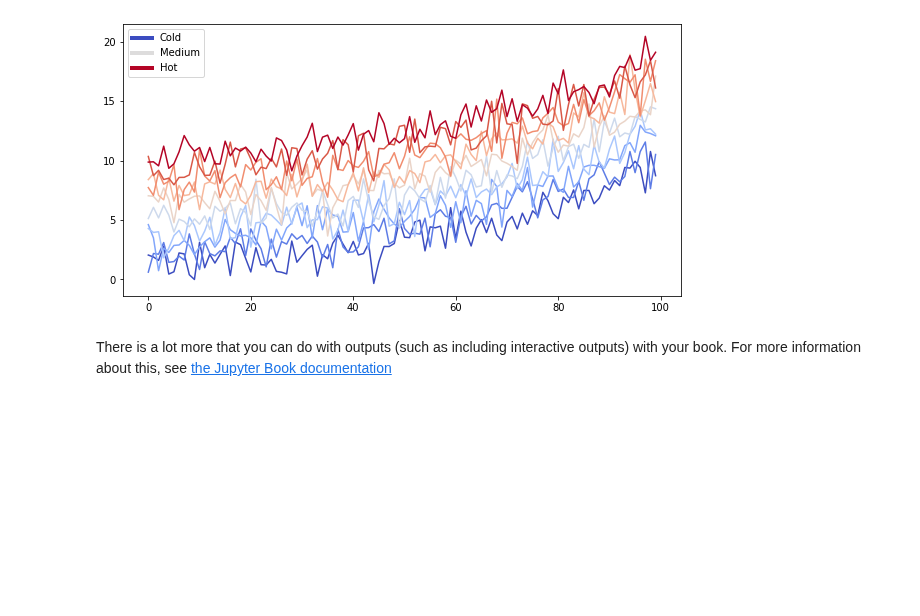
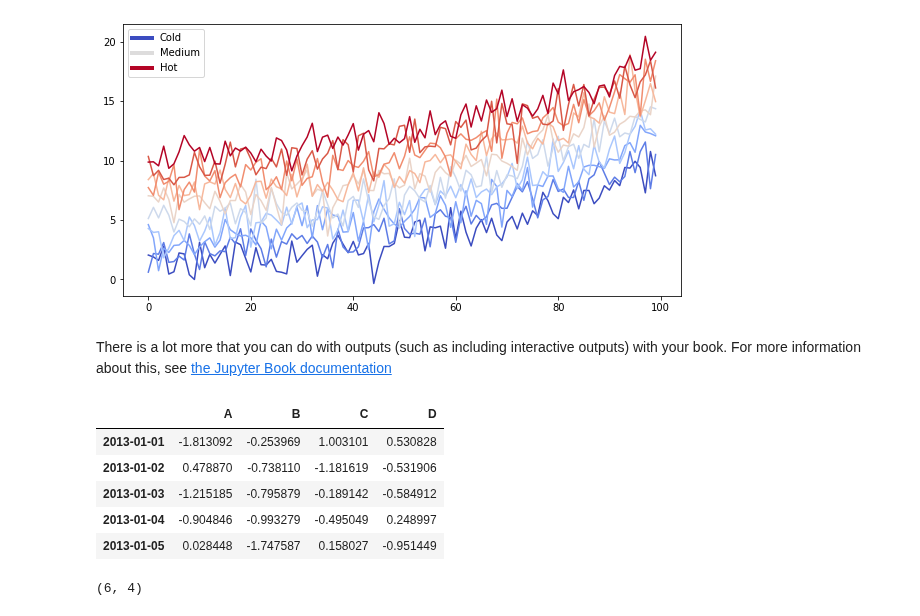
Before and after one commit to javlintor/curso-python-us, a Jupyter notebook: _build/jupyter_execute/introduccion.ipynb, the cells around one changed output. Drawn from its saved outputs; the diff is of its cells as text; code cells hidden in the pictures; blank space fills up the shorter version.

```diff
--- a/_build/jupyter_execute/notebooks.ipynb
+++ b/_build/jupyter_execute/introduccion.ipynb
@@ -41,3 +41,21 @@ ax.legend(custom_lines, ['Cold', 'Medium', 'Hot']);
 # %% [markdown]
 There is a lot more that you can do with outputs (such as including interactive outputs)
 with your book. For more information about this, see [the Jupyter Book documentation](https://jupyterbook.org)
+# %%
+import pandas as pd
+import numpy as np
+
+dates = pd.date_range("20130101", periods=6)
+df = pd.DataFrame(np.random.randn(6, 4), index=dates, columns=list("ABCD"))
+df.head()
+# %% [output]
+|  | A | B | C | D |
+| 2013-01-01 | -1.813092 | -0.253969 | 1.003101 | 0.530828 |
+| 2013-01-02 | 0.478870 | -0.738110 | -1.181619 | -0.531906 |
+| 2013-01-03 | -1.215185 | -0.795879 | -0.189142 | -0.584912 |
+| 2013-01-04 | -0.904846 | -0.993279 | -0.495049 | 0.248997 |
+| 2013-01-05 | 0.028448 | -1.747587 | 0.158027 | -0.951449 |
+# %%
+df.shape
+# %% [output]
+(6, 4)
```
Also changed, not shown: parts of 6 cells of this notebook, 41 other files.
